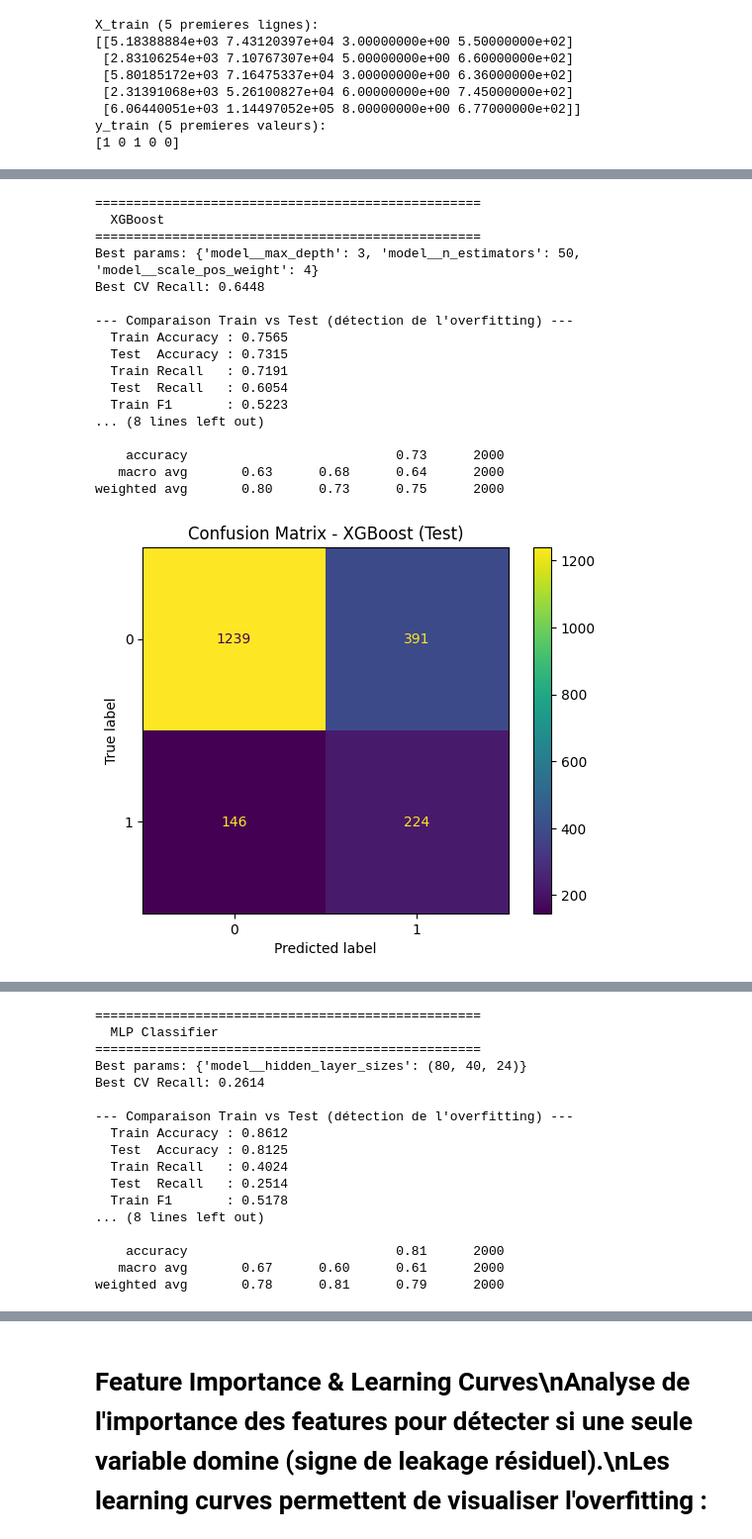
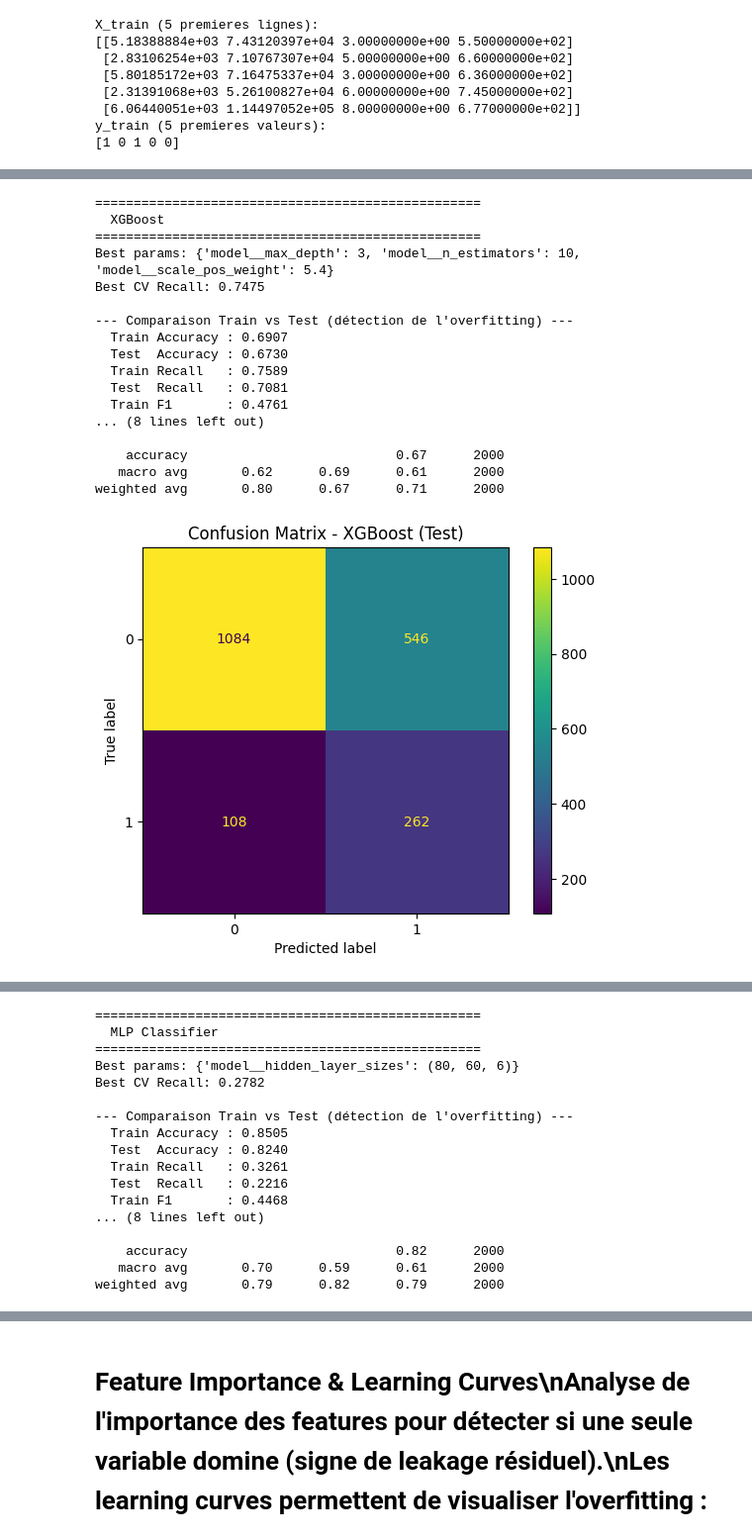
Before and after one commit to guedri-oussama/projet_mlops, a Jupyter notebook: projetmlops_MLF0.ipynb, the cells around one changed output, grey strips where cells are left out. Shown at 99% size. Drawn from its saved outputs; the diff is of its cells as text; code cells hidden in the pictures.

Commit message:
Ajout threshold recll/precision
optimisation recall/précision

```diff
--- a/projetmlops_MLF0.ipynb
+++ b/projetmlops_MLF0.ipynb
@@ -48,7 +48,7 @@ from imblearn.over_sampling import SMOTE
 # %%
 # [MLF0] Configuration MLflow
 mlflow.set_tracking_uri("mlruns")  # Stockage local dans le dossier mlruns
-mlflow.set_experiment("ProjetMLOPS-LoanDefault")
+mlflow.set_experiment("ProjetMLOPS-LoanDefault3")  # Nom de l'expérience
 print(f"MLflow tracking URI : {mlflow.get_tracking_uri()}")
 print(f"MLflow experiment : ProjetMLOPS-LoanDefault")
 # %% [output]
@@ -411,21 +419,21 @@ y_train (5 premieres valeurs):
 [1 0 1 0 0]
 # %%
 # Création du pipeline de modélisation
-
+var_smote= False
 models = {
     "Logistic Regression": LogisticRegression(
         solver="saga",
         penalty="l1",
         max_iter=5000,
-        random_state=seeds, class_weight="balanced"
+        random_state=seeds, class_weight="balanced" if var_smote else {0: 1.0, 1: 5.4}
     ),
     "Random Forest": RandomForestClassifier(
         random_state=seeds,
-        class_weight="balanced"
+        class_weight="balanced" if var_smote else {  0: 1.0, 1: 5.4 }
     ),
     "XGBoost": XGBClassifier(
         random_state=seeds,
-        eval_metric="logloss",
+        eval_metric="logloss",scale_pos_weight= 1 if  var_smote else 5.4
     ),
     "MLP Classifier": MLPClassifier(
         random_state=seeds,
@@ -438,16 +446,16 @@ gridsearch_params = {
         "model__C": [0.01, 0.1, 1, 5]
     },
     "Random Forest": {
-        "model__n_estimators": [50, 100, 200],
-        "model__max_depth": [3, 5, 7]
+        "model__n_estimators": [50, 100, 10],
+        "model__max_depth": [3, 5, 15]
     },
     "XGBoost": {
-        "model__n_estimators": [50, 100, 200],
-        "model__max_depth": [3, 5, 7],
-        "model__scale_pos_weight": [4]  # ratio classes 0/1 ~ 0.815/0.185 ~ 4.4
+        "model__n_estimators": [50, 10, 20],
+        "model__max_depth": [3, 5, 15],
+        "model__scale_pos_weight": [5.4]  # ratio classes 0/1 ~ 0.815/0.185 ~ 5.4
     },
     "MLP Classifier": {
-        "model__hidden_layer_sizes": [(32, 20), (80, 40, 24)]
+        "model__hidden_layer_sizes": [(32, 48), (80, 60, 6)]
     }
 }
 
@@ -489,7 +497,7 @@ for name, model in models.items():
     print(f"Best params: {grid.best_params_}")
     print(f"Best CV Recall: {grid.best_score_:.4f}")
 
-    # CORRECTION : Comparaison train vs test pour detecter overfitting
+    # Comparaison train vs test pour detecter overfitting
     print(f"\n--- Comparaison Train vs Test (détection de l'overfitting) ---")
     print(f"  Train Accuracy : {accuracy_score(y_train, y_pred_train):.4f}")
     print(f"  Test  Accuracy : {accuracy_score(y_test, y_pred_test):.4f}")
@@ -624,18 +632,18 @@ weighted avg       0.80      0.71      0.74      2000
 ==================================================
   XGBoost
 ==================================================
-Best params: {'model__max_depth': 3, 'model__n_estimators': 50, 'model__scale_pos_weight': 4}
-Best CV Recall: 0.6448
+Best params: {'model__max_depth': 3, 'model__n_estimators': 10, 'model__scale_pos_weight': 5.4}
+Best CV Recall: 0.7475
 
 --- Comparaison Train vs Test (détection de l'overfitting) ---
-  Train Accuracy : 0.7565
-  Test  Accuracy : 0.7315
-  Train Recall   : 0.7191
-  Test  Recall   : 0.6054
-  Train F1       : 0.5223
+  Train Accuracy : 0.6907
+  Test  Accuracy : 0.6730
+  Train Recall   : 0.7589
+  Test  Recall   : 0.7081
+  Train F1       : 0.4761
 ... (8 lines left out)
 
-    accuracy                           0.73      2000
-   macro avg       0.63      0.68      0.64      2000
-weighted avg       0.80      0.73      0.75      2000
+    accuracy                           0.67      2000
+   macro avg       0.62      0.69      0.61      2000
+weighted avg       0.80      0.67      0.71      2000
-[figure, old version]
+[figure, new version]
@@ -644,17 +652,17 @@ weighted avg       0.80      0.73      0.75      2000
 ==================================================
   MLP Classifier
 ==================================================
-Best params: {'model__hidden_layer_sizes': (80, 40, 24)}
-Best CV Recall: 0.2614
+Best params: {'model__hidden_layer_sizes': (80, 60, 6)}
+Best CV Recall: 0.2782
 
 --- Comparaison Train vs Test (détection de l'overfitting) ---
-  Train Accuracy : 0.8612
-  Test  Accuracy : 0.8125
-  Train Recall   : 0.4024
-  Test  Recall   : 0.2514
-  Train F1       : 0.5178
+  Train Accuracy : 0.8505
+  Test  Accuracy : 0.8240
+  Train Recall   : 0.3261
+  Test  Recall   : 0.2216
+  Train F1       : 0.4468
 ... (8 lines left out)
 
-    accuracy                           0.81      2000
-   macro avg       0.67      0.60      0.61      2000
-weighted avg       0.78      0.81      0.79      2000
+    accuracy                           0.82      2000
+   macro avg       0.70      0.59      0.61      2000
+weighted avg       0.79      0.82      0.79      2000
```
Also changed, not shown: parts of 9 cells of this notebook, 1 other file.
